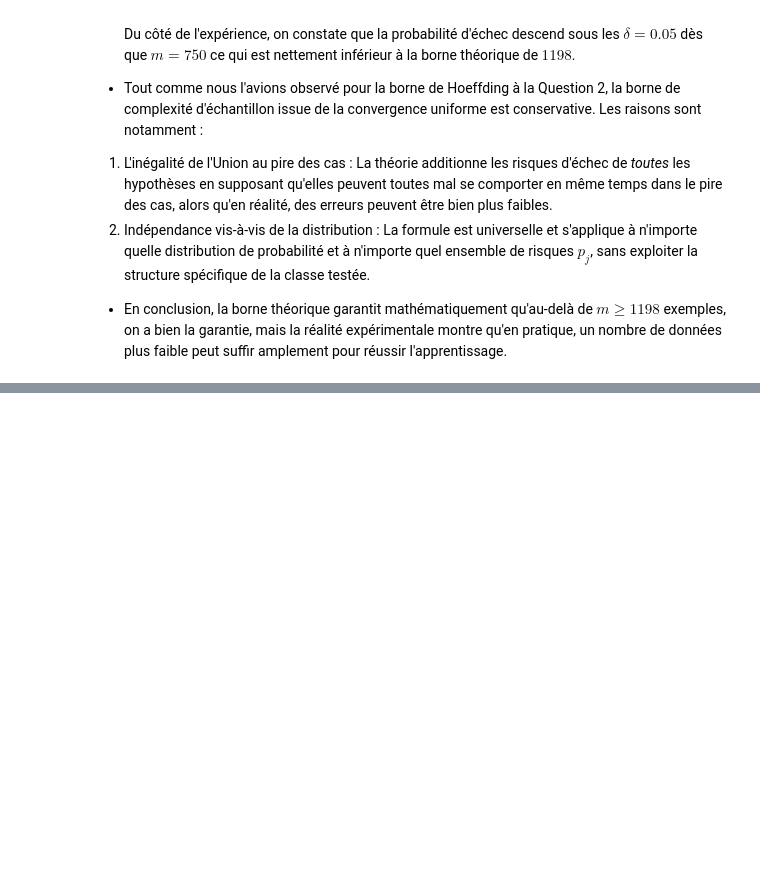
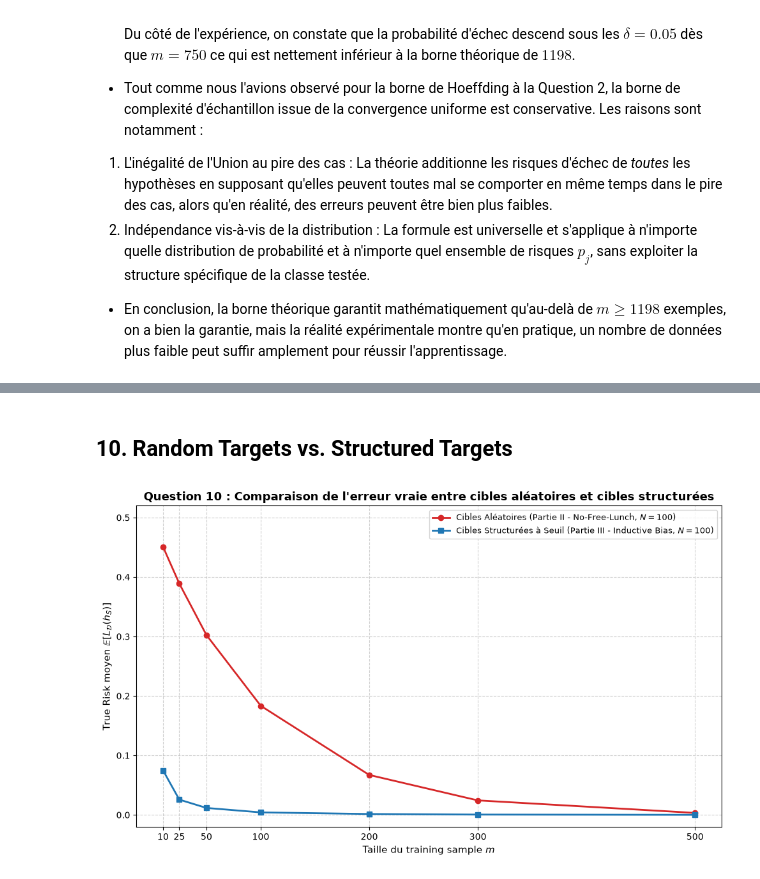
Before and after one commit to Pimbolie/homework2_Tieu_Han_TRAN, a Jupyter notebook: homework2_Tieu_Han_TRAN.ipynb, the cells around one changed output, grey strips where cells are left out. Cells and saved outputs as stored; diff of their text form; code cells hidden in the pictures; blank space fills up the shorter version.

```diff
--- a/homework2_Tieu_Han_TRAN.ipynb
+++ b/homework2_Tieu_Han_TRAN.ipynb
@@ -762,0 +1391,48 @@ Du côté de l'expérience, on constate que la probabilité d'échec descend sou
+# %% [markdown]
+## 10. Random Targets vs. Structured Targets
+# %%
+# Visualisation comparative : Cibles aléatoires (Partie II) vs Cibles structurées à seuil (Partie III)
+plt.figure(figsize=(10, 6))
+
+# Courbe 1 : Cibles aléatoires avec mémorisation (N = 100)
+plt.plot(
+    m_tab_nfl,
+    exp_0,
+    marker='o',
+    linestyle='-',
+    color='tab:red',
+    linewidth=2,
+    label='Cibles Aléatoires (Partie II - No-Free-Lunch, $N=100$)',
+)
+
+# Courbe 2 : Cibles structurées à seuil avec ERM (N = 100)
+risques_q9_list = [resultats_q9[m] for m in m_tab_p3]
+plt.plot(
+    m_tab_p3,
+    risques_q9_list,
+    marker='s',
+    linestyle='-',
+    color='tab:blue',
+    linewidth=2,
+    label=(
+        'Cibles Structurées à Seuil (Partie III - Inductive Bias,'
+        ' $N=100$)'
+    ),
+)
+
+plt.title(
+    'Question 10 : Comparaison de l\'erreur vraie entre cibles aléatoires et'
+    ' cibles structurées',
+    fontsize=13,
+    fontweight='bold',
+)
+plt.xlabel(r'Taille du training sample $m$', fontsize=11)
+plt.ylabel(r'True Risk moyen $\mathbb{E}[L_\mathcal{D}(h_S)]$', fontsize=11)
+plt.xticks(m_tab_p3)
+plt.ylim(-0.02, 0.52)
+plt.grid(True, linestyle='--', alpha=0.6)
+plt.legend(fontsize=9.5, loc='upper right')
+plt.tight_layout()
+plt.show()
+# %% [output]
+[figure, added]
```
Also changed, not shown: parts of 18 cells of this notebook.
